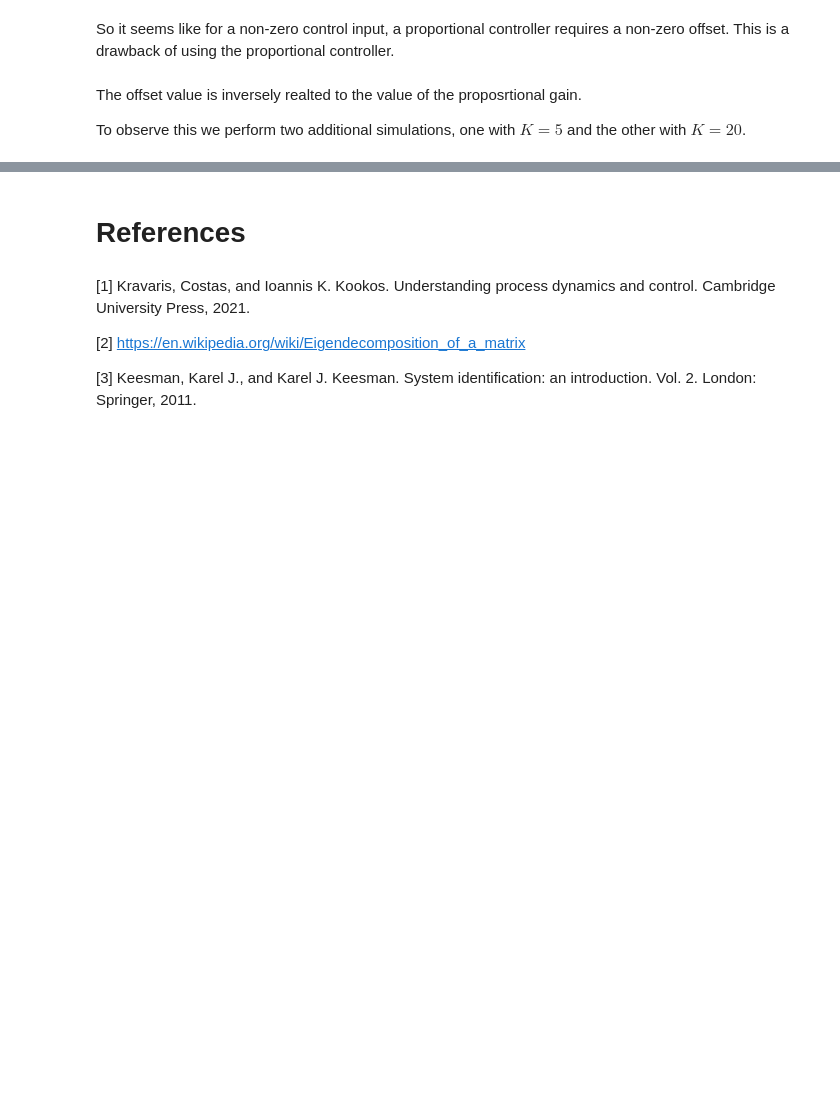
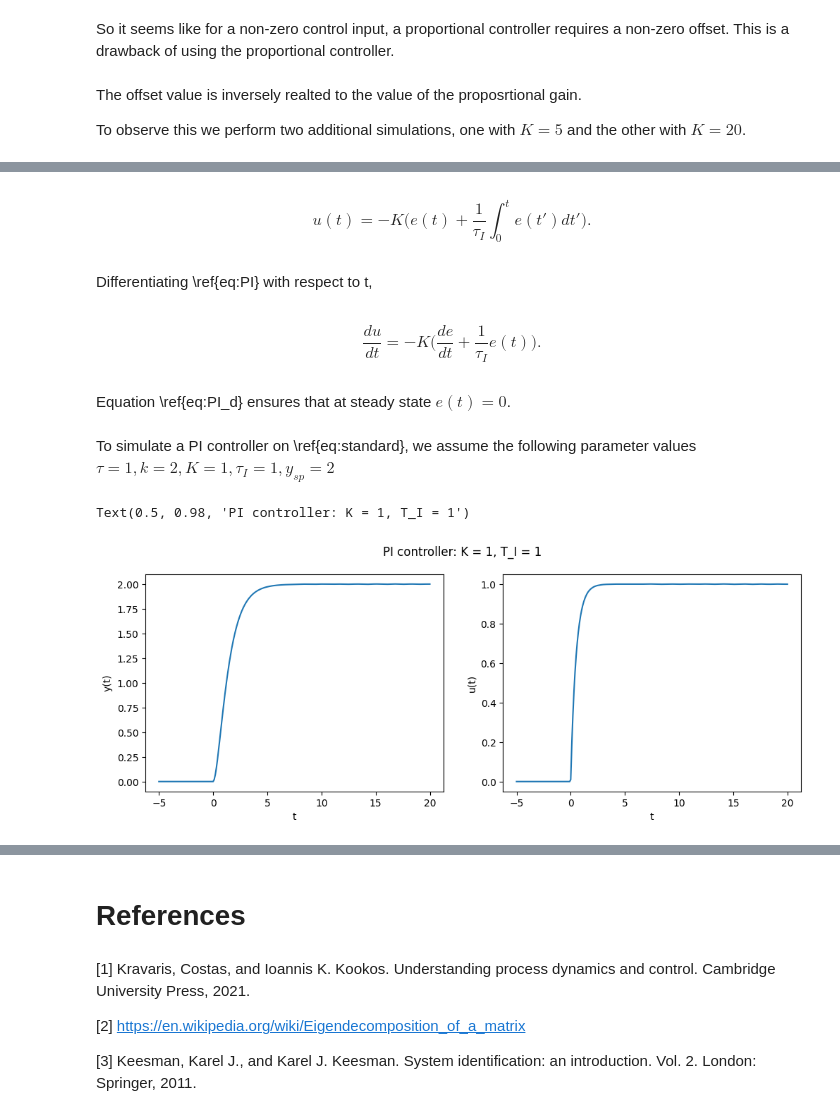
Before and after one commit to noronhaeyan/Control-Theory, a Jupyter notebook: Introduction/PID control 101.ipynb, the cells around one changed output, grey strips where cells are left out. Drawn from its saved outputs; the diff is of its cells as text; code cells hidden in the pictures; blank space fills up the shorter version.

Commit message:
added PI controller

```diff
--- a/Introduction/PID control 101.ipynb
+++ b/Introduction/PID control 101.ipynb
@@ -473,0 +496,44 @@ Text(0, 0.5, 'u(t)')
+# %% [markdown]
+\begin{equation}
+    u(t) = -K \Big( e(t) + \frac{1}{\tau_I}\int_0^t e(t') dt' \Big). \label{eq:PI}
+\end{equation}
+# %% [markdown]
+Differentiating \ref{eq:PI} with respect to t,
+# %% [markdown]
+\begin{equation}
+    \frac{du}{dt} = -K\Big(\frac{de}{dt} + \frac{1}{\tau_I}e(t)\Big). \label{eq:PI_d}
+\end{equation}
+# %% [markdown]
+Equation \ref{eq:PI_d} ensures that at steady state $e(t) = 0$.
+# %% [markdown]
+To simulate a PI controller on \ref{eq:standard}, we assume the following parameter values
+$\tau = 1, k = 2, K = 1, \tau_I = 1, y_{sp} = 2$
+# %%
+def ysp(t):
+    return np.where(t < 0, 0, 2)
+
+K = 1
+tauI = 1
+tau = 1
+k = 2
+
+F = lambda t, s: np.dot(np.array([[-k*K/tau, K/tau-K/tauI], [k/tau, -1/tau]]), s) + np.array([K/tauI*ysp(t) , 0])
+
+t_eval = np.arange(-5, 20.1, 0.1)
+sol = solve_ivp(F, [-5, 20], [0, 0], t_eval=t_eval)
+
+plt.figure(figsize = (12, 4))
+plt.subplot(121)
+plt.plot(sol.t, sol.y.T[:, 1])
+plt.xlabel('t')
+plt.ylabel('y(t)')
+
+plt.subplot(122)
+plt.plot(sol.t, sol.y.T[:, 0])
+plt.xlabel('t')
+plt.ylabel('u(t)')
+
+plt.suptitle("PI controller: K = 1, T_I = 1")
+# %% [output]
+Text(0.5, 0.98, 'PI controller: K = 1, T_I = 1')
+[figure, added]
```
Also changed, not shown: parts of 24 cells of this notebook.
